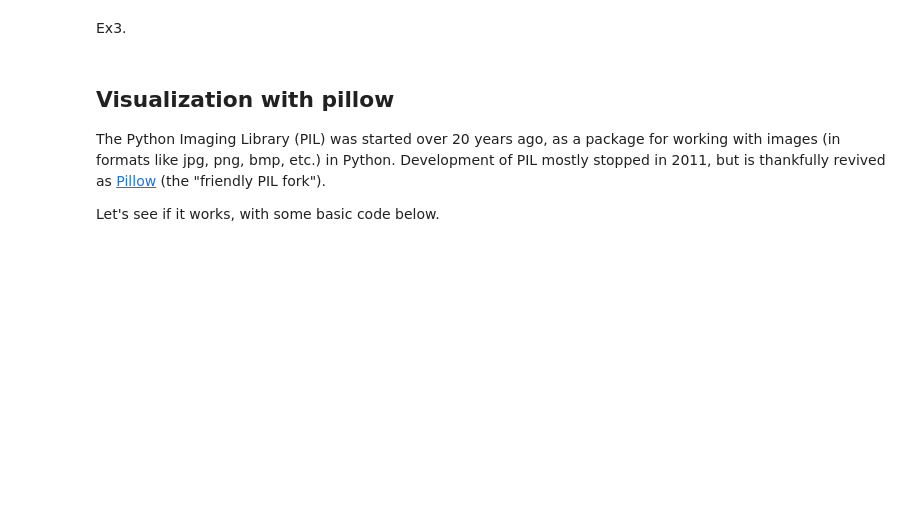
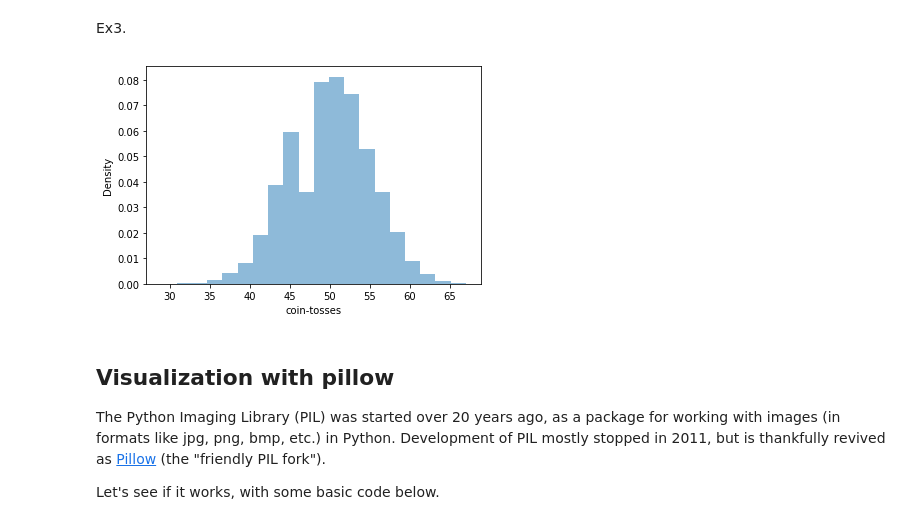
Before and after one commit to JiaqiZhang1/Math-152, a Jupyter notebook: P4M_Notebook_4.ipynb, the cells around one changed output. Cells and saved outputs as stored; diff of their text form; code cells hidden in the pictures; blank space fills up the shorter version.

```diff
--- a/P4M_Notebook_4.ipynb
+++ b/P4M_Notebook_4.ipynb
@@ -1063,3 +1040,12 @@ plt.show()
+# %%
+R = np.random.choice([0, 1], (10000, 100))
+sums = np.sum(R, axis=1)
+plt.hist(sums, bins=20, density=True, alpha=0.5,)
+plt.xlabel('coin-tosses')
+plt.ylabel('Density')
+plt.show()
+# %% [output]
+[figure, added]
 # %% [markdown]
 ## Visualization with pillow
 
```
Also changed, not shown: parts of 17 cells of this notebook.
